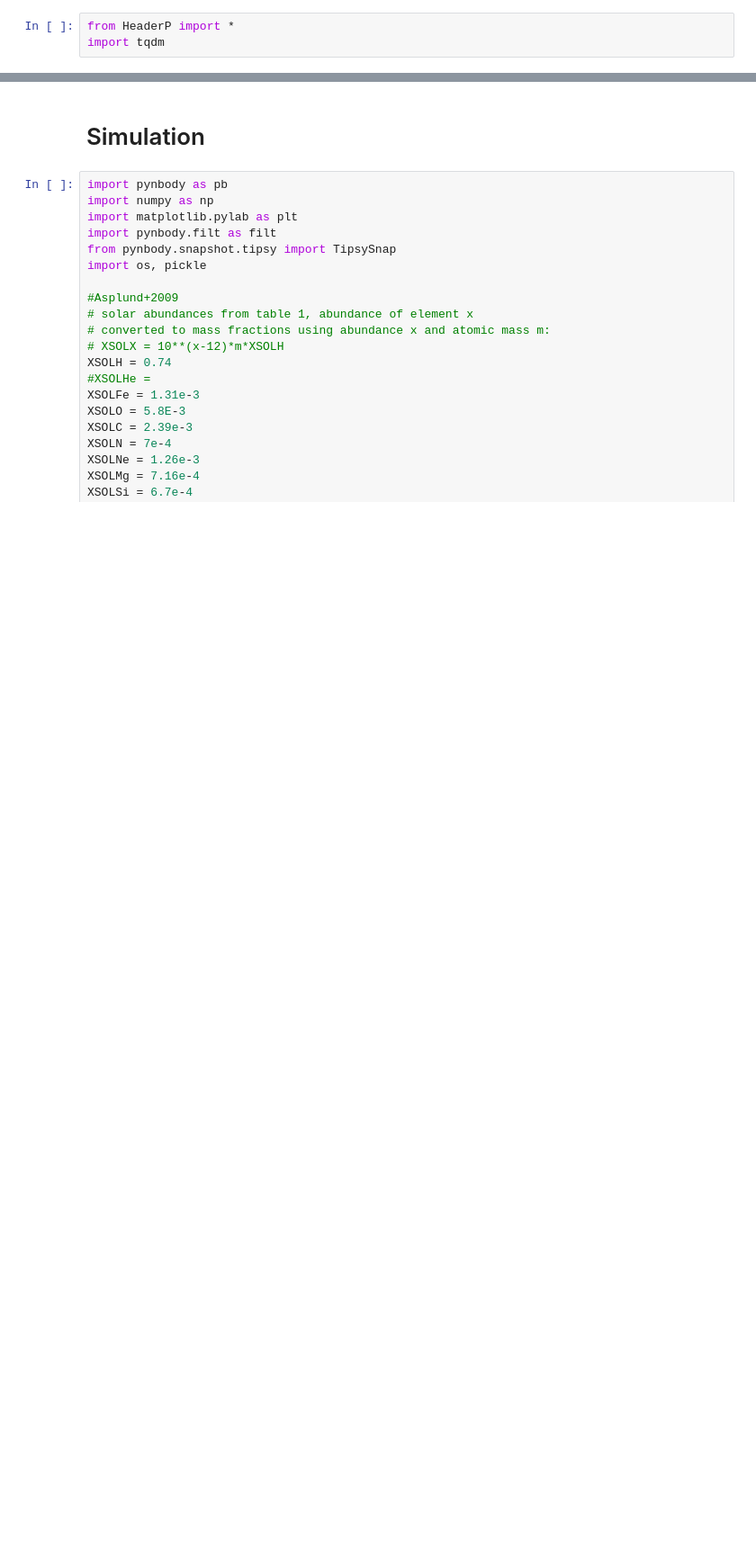
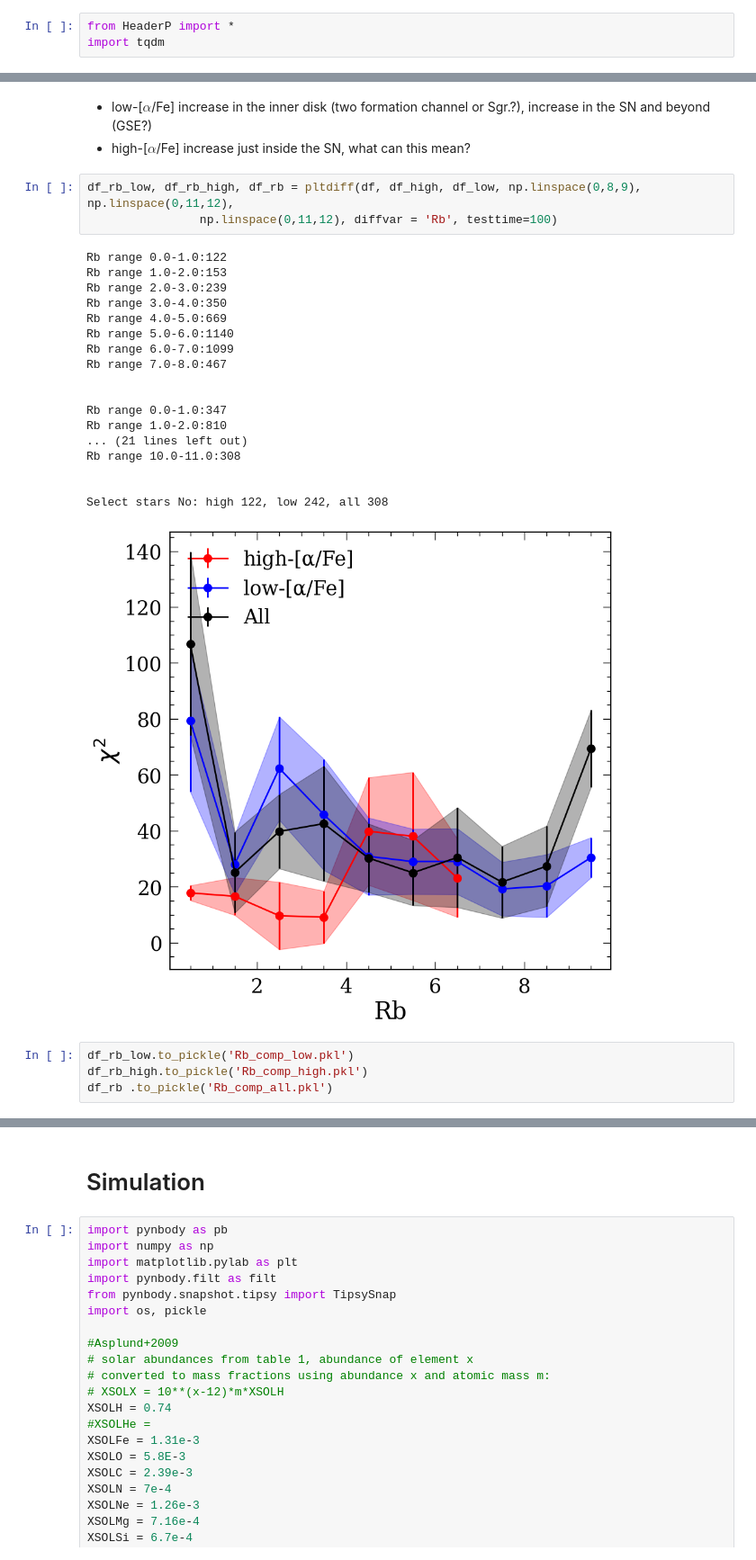
Before and after one commit to lyx12311/InnerOuterHighLow, a Jupyter notebook: HighLow.ipynb, the cells around one changed output, grey strips where cells are left out. Shown at 90% size. Drawn from its saved outputs; the diff is of its cells as text; blank space fills up the shorter version.

```diff
--- a/HighLow.ipynb
+++ b/HighLow.ipynb
@@ -355,0 +697,29 @@ Text(0, 0.5, '$χ^2$')
+# %% [markdown]
+- low-[$\alpha$/Fe] increase in the inner disk (two formation channel or Sgr.?), increase in the SN and beyond (GSE?)
+- high-[$\alpha$/Fe] increase just inside the SN, what can this mean?
+# %%
+df_rb_low, df_rb_high, df_rb = pltdiff(df, df_high, df_low, np.linspace(0,8,9), np.linspace(0,11,12),
+                np.linspace(0,11,12), diffvar = 'Rb', testtime=100)
+# %% [output]
+Rb range 0.0-1.0:122
+Rb range 1.0-2.0:153
+Rb range 2.0-3.0:239
+Rb range 3.0-4.0:350
+Rb range 4.0-5.0:669
+Rb range 5.0-6.0:1140
+Rb range 6.0-7.0:1099
+Rb range 7.0-8.0:467
+
+
+Rb range 0.0-1.0:347
+Rb range 1.0-2.0:810
+... (21 lines left out)
+Rb range 10.0-11.0:308
+
+
+Select stars No: high 122, low 242, all 308
+[figure, added]
+# %%
+df_rb_low.to_pickle('Rb_comp_low.pkl')
+df_rb_high.to_pickle('Rb_comp_high.pkl')
+df_rb .to_pickle('Rb_comp_all.pkl')
```
Also changed, not shown: parts of 48 cells of this notebook.
